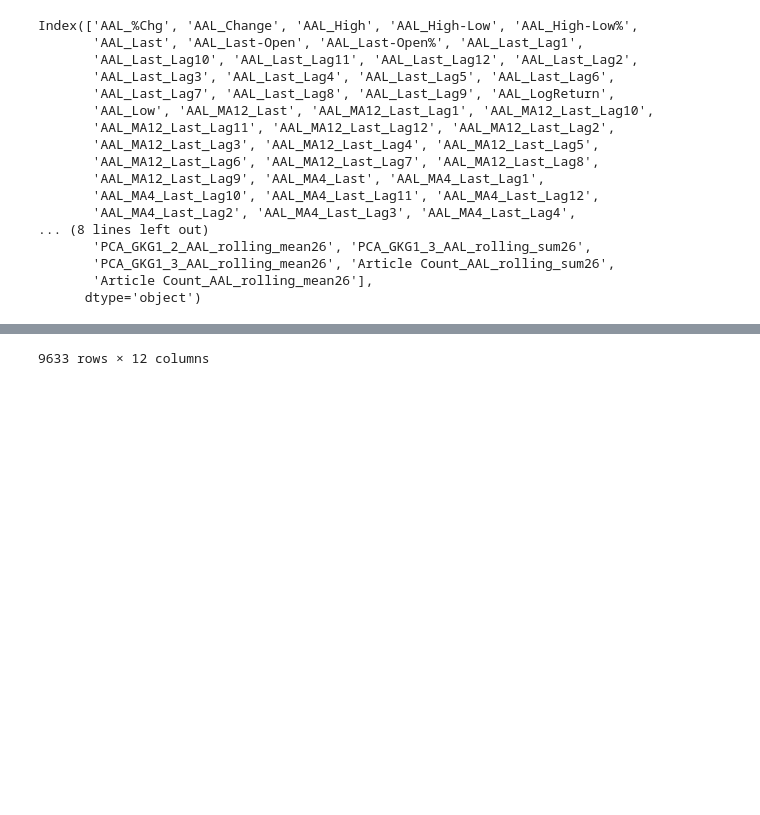
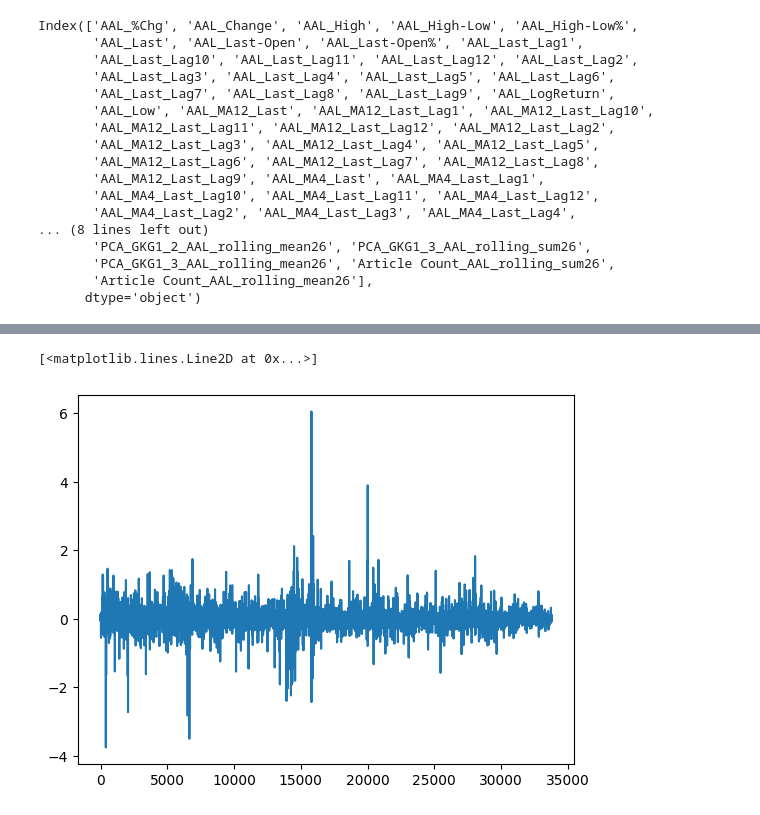
Before and after one commit to svanomm/sentiment-volume-forecasting, a Jupyter notebook: Scripts/05 Models/09 stock RNN single stock.ipynb, the cells around one changed output, grey strips where cells are left out. Saved outputs shown, nothing was run; the diff lists cells and outputs as text; code cells hidden in the pictures; blank space fills up the shorter version.

```diff
--- a/Scripts/05 Models/09 stock RNN single stock.ipynb
+++ b/Scripts/05 Models/09 stock RNN single stock.ipynb
@@ -10,7 +10,7 @@ from keras.preprocessing import timeseries_dataset_from_array as ts_split
 from keras import layers as kl
 # %%
 # Open the pickle file
-df = pickle.load(open('../../data/processed/merged_data_202506101515.pkl', 'rb'))
+df = pickle.load(open('../../data/processed/merged_data_202506101838.pkl', 'rb'))
 df
 # %% [output]
 |  | AAL_%Chg | ALGT_%Chg | ALK_%Chg | DAL_%Chg | ITA_%Chg | IYT_%Chg | JBLU_%Chg | JETS_%Chg | LUV_%Chg | UAL_%Chg | ... |
@@ -77,13 +109,8 @@ y_val   = y[split_val:split_test]
 y_test  = y[split_test:]
 # %%
 # Normalize the features to [0,1]
-sc = MinMaxScaler(feature_range=(0, 1))
+#sc2 = MinMaxScaler(feature_range=(0, 1))
 
-x_train = sc.fit_transform(x_train)
-x_test  = sc.fit_transform(x_test)
-x_val   = sc.fit_transform(x_val)
-y_train = sc.fit_transform(y_train)
-y_test  = sc.fit_transform(y_test)
-y_val   = sc.fit_transform(y_val)
-
-y_train
+#x_train = sc2.fit_transform(x_train)
+#x_val   = sc2.transform(x_val)
+#x_test  = sc2.transform(x_test)
@@ -141,7 +139,7 @@ def create_tensor(data, type:str, steps_historical=26, steps_future=6, skiprows=
         raise ValueError("Type must be 'x' or 'y'.")
 # %%
 steps_historical = 12
-steps_future = 12
+steps_future = 1
 
 x_tensor_train = create_tensor(x_train, type='x', steps_historical=steps_historical, steps_future=steps_future)
 x_tensor_test  = create_tensor(x_test , type='x', steps_historical=steps_historical, steps_future=steps_future)
@@ -238,5 +248,5 @@ plt.show()
 # %%
 # Transform y_tensor_val from shape (9633, 12, 1) to (9633, 12)
-y_tensor_val = y_tensor_val.reshape(y_tensor_val.shape[0], y_tensor_val.shape[1])
-pd.DataFrame(y_tensor_val)
+y_tensor_train = y_tensor_train.reshape(y_tensor_train.shape[0], y_tensor_train.shape[1])
+plt.plot(pd.DataFrame(y_tensor_train).iloc[:,0].to_frame())
 # %% [output]
@@ -255 +253,2 @@ pd.DataFrame(y_tensor_val)
-9633 rows × 12 columns
+[<matplotlib.lines.Line2D at 0x...>]
+[figure, added]
```
Also changed, not shown: parts of 26 cells of this notebook, 1 other file.
